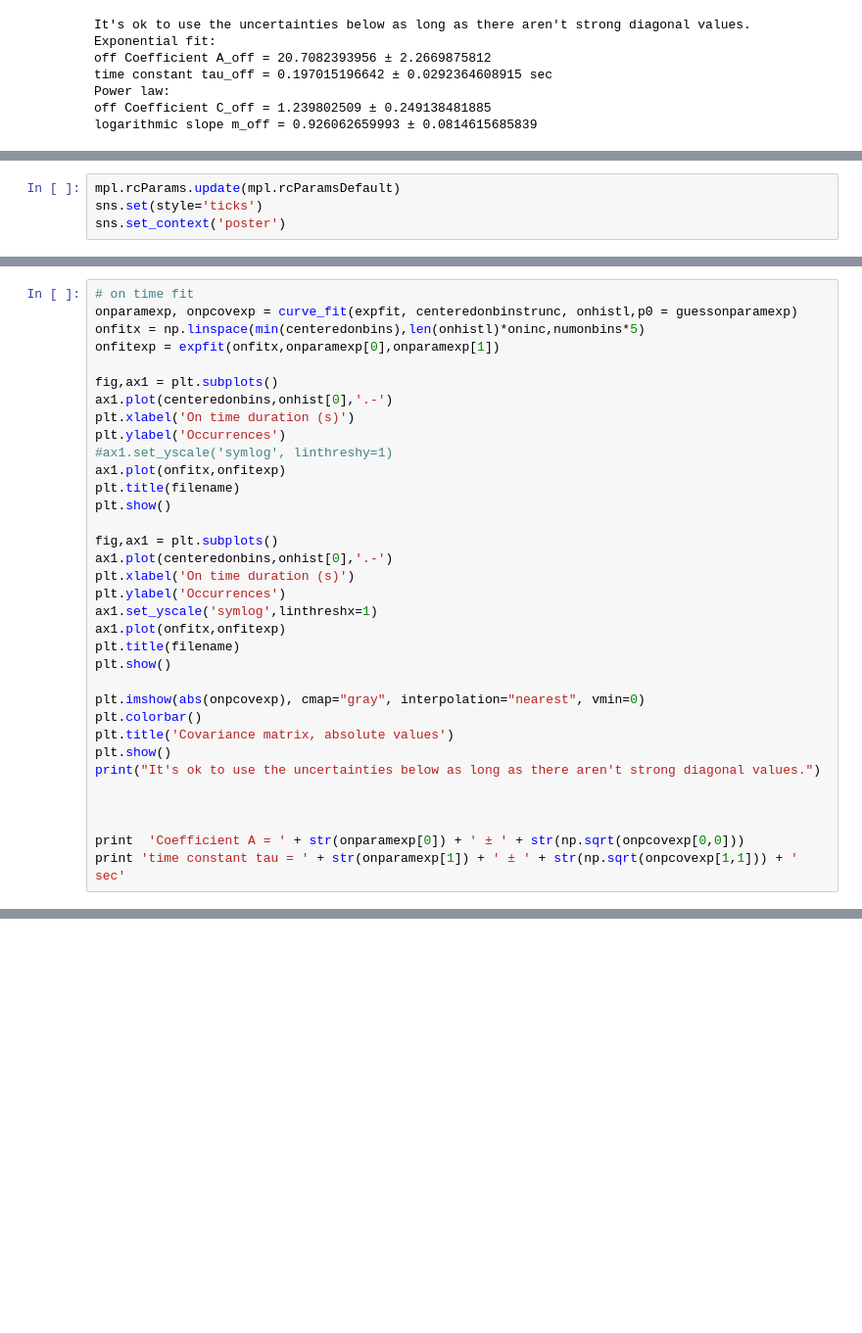
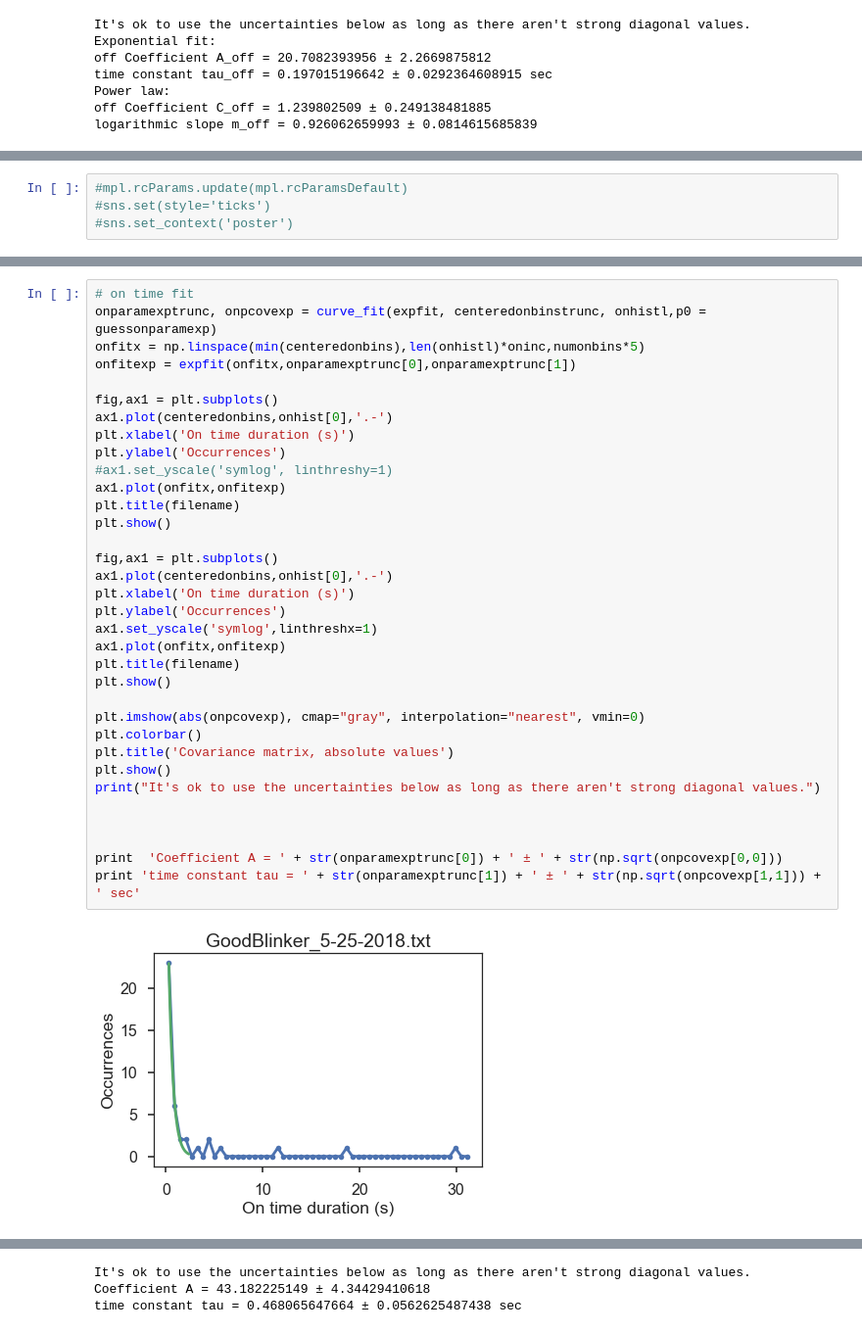
Before and after one commit to vivarose/blinker_analysis, a Jupyter notebook: blinker_analysis_with_exponential_fit.ipynb, the cells around one changed output, grey strips where cells are left out. Shown at 98% size. Saved outputs shown, nothing was run; the diff lists cells and outputs as text; blank space fills up the shorter version.

```diff
--- a/blinker_analysis_with_exponential_fit.ipynb
+++ b/blinker_analysis_with_exponential_fit.ipynb
@@ -720,7 +741,7 @@ plt.show()
 # %%
-mpl.rcParams.update(mpl.rcParamsDefault)
-sns.set(style='ticks')
-sns.set_context('poster')
+#mpl.rcParams.update(mpl.rcParamsDefault)
+#sns.set(style='ticks')
+#sns.set_context('poster')
 # %%
 # reset in case I've already run this.
 onhistl = list(onhist[0])
@@ -754,34 +778,36 @@ print('Guessing: ' + str(guessoffparamexp))
 # %%
 # on time fit
-onparamexp, onpcovexp = curve_fit(expfit, centeredonbinstrunc, onhistl,p0 = guessonparamexp)
+onparamexptrunc, onpcovexp = curve_fit(expfit, centeredonbinstrunc, onhistl,p0 = guessonparamexp)
 onfitx = np.linspace(min(centeredonbins),len(onhistl)*oninc,numonbins*5)
-onfitexp = expfit(onfitx,onparamexp[0],onparamexp[1])
+onfitexp = expfit(onfitx,onparamexptrunc[0],onparamexptrunc[1])
 
 fig,ax1 = plt.subplots()
 ax1.plot(centeredonbins,onhist[0],'.-')
 plt.xlabel('On time duration (s)')
 plt.ylabel('Occurrences')
 #ax1.set_yscale('symlog', linthreshy=1)
 ax1.plot(onfitx,onfitexp)
 plt.title(filename)
 plt.show()
 
 fig,ax1 = plt.subplots()
 ax1.plot(centeredonbins,onhist[0],'.-')
 plt.xlabel('On time duration (s)')
 plt.ylabel('Occurrences')
 ax1.set_yscale('symlog',linthreshx=1)
 ax1.plot(onfitx,onfitexp)
 plt.title(filename)
 plt.show()
 
 plt.imshow(abs(onpcovexp), cmap="gray", interpolation="nearest", vmin=0)
 plt.colorbar()
 plt.title('Covariance matrix, absolute values')
 plt.show()
 print("It's ok to use the uncertainties below as long as there aren't strong diagonal values.")
 
 
 
-print  'Coefficient A = ' + str(onparamexp[0]) + ' ± ' + str(np.sqrt(onpcovexp[0,0]))
-print 'time constant tau = ' + str(onparamexp[1]) + ' ± ' + str(np.sqrt(onpcovexp[1,1])) + ' sec'
+print  'Coefficient A = ' + str(onparamexptrunc[0]) + ' ± ' + str(np.sqrt(onpcovexp[0,0]))
+print 'time constant tau = ' + str(onparamexptrunc[1]) + ' ± ' + str(np.sqrt(onpcovexp[1,1])) + ' sec'
+# %% [output]
+[figure, added]
@@ -788,3 +816,6 @@ print 'time constant tau = ' + str(onparamexp[1]) + ' ± ' + str(np.sqrt(onpcove
+It's ok to use the uncertainties below as long as there aren't strong diagonal values.
+Coefficient A = 43.182225149 ± 4.34429410618
+time constant tau = 0.468065647664 ± 0.0562625487438 sec
 # %%
 # off time fit
 offparamexp, offpcovexp = curve_fit(expfit, centeredoffbinstrunc, offhistl,p0 = guessoffparamexp)
```
Also changed, not shown: parts of 7 cells of this notebook.
